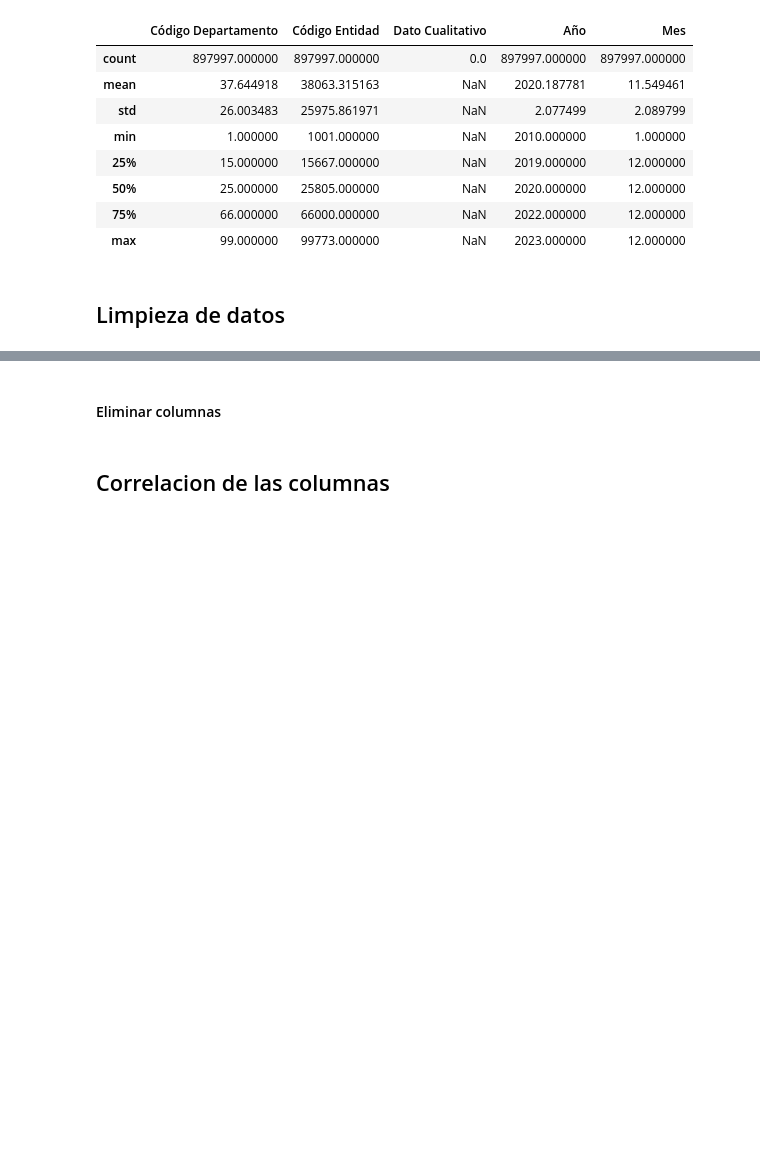
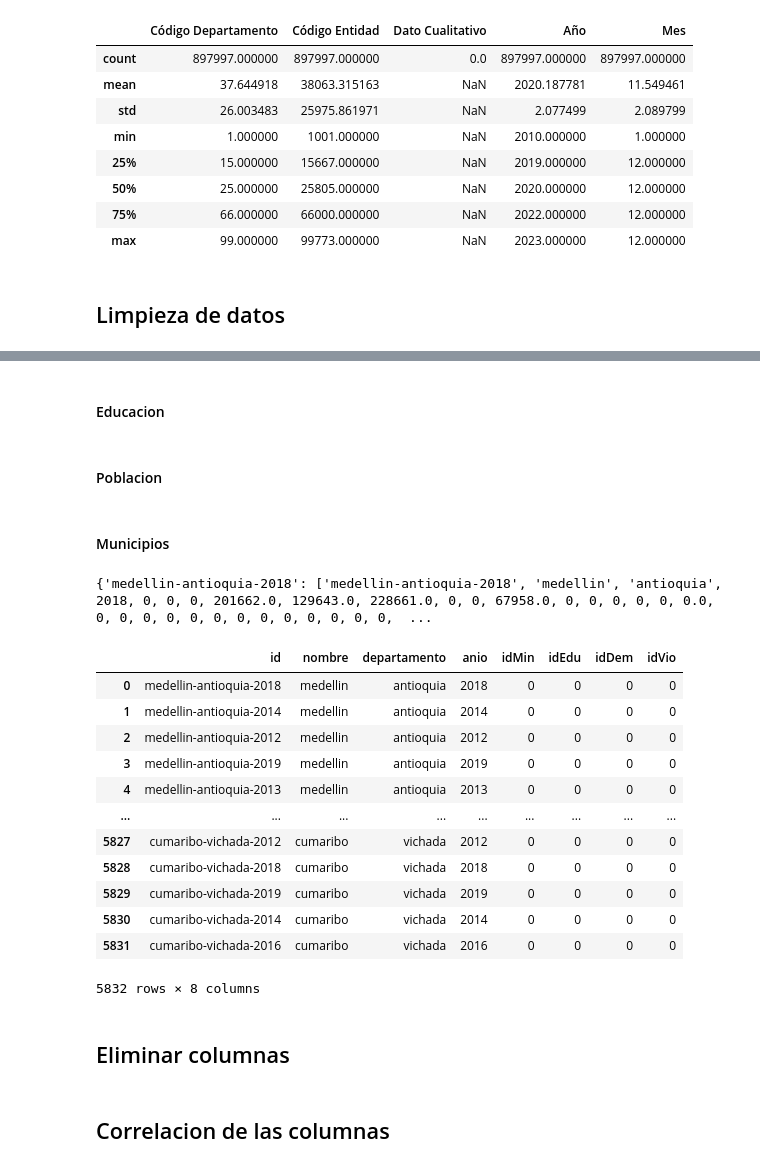
Before and after one commit to BI-G15/Proyecto2, a Jupyter notebook: Proyecto2.ipynb, the cells around one changed output, grey strips where cells are left out. Cells and saved outputs as stored; diff of their text form; code cells hidden in the pictures; blank space fills up the shorter version.

Commit message:
volver dataframes p1

```diff
--- a/Proyecto2.ipynb
+++ b/Proyecto2.ipynb
@@ -981,0 +1046,19 @@ print(columns)
+# %%
+count = 1
+length = len(columns_min)
+print(len(columns_min))
+for id in valores_mineria.keys():
+    idMin  ="min"+str(count)
+    cantidad = 0
+    length = len(valores_mineria[id])
+    for i in range(4,length-3):
+      if valores_mineria[id][i] > cantidad:
+        cantidad = valores_mineria[id][i]
+        recurso_pos = i
+    recurso = columns_min[recurso_pos]
+    row = [idMin, recurso, cantidad, unidades[recurso]]
+    dfinal_mineria.loc[len(dfinal_mineria)] = row
+    mine_mun[id] = idMin
+    count += 1
+
+dfinal_mineria
@@ -981,0 +1080,2 @@ print(columns)
+# %% [markdown]
+#### Educacion
@@ -982,3 +1088,13 @@ print(columns)
+# %%
+count = 1
+length = len(columns_min)
+print(len(columns_min))
+for id in valores_mineria.keys():
+    idMin  ="min"+str(count)
+    row = [idMin, recurso, cantidad, unidades[recurso]]
+    dfinal_mineria.loc[len(dfinal_mineria)] = row
+# %% [markdown]
+#### Poblacion
 # %%
 columns=['id','municipio', 'departamento', 'año'] #Este va a tener [id, municipio, departamento, columnasMineria, columnasSalud, columnasConflicto]
 columns_pos = {'id':0,'municipio':1, 'departamento':2, 'año':3}
@@ -1016,3 +1132,33 @@ for i, row in df_pobacion_clean.iterrows():
             valores_poblacion[llave][pos] = valor_viejo + float(valor_num.replace(",","."))
 
 print(valores_poblacion)
+# %% [markdown]
+#### Municipios
+# %%
+columns=['id','nombre', 'departamento','anio', 'idMin', 'idEdu', 'idDem', 'idVio']
+columns_pos = {'id':0,'nombre':1, 'departamento':2, 'anio':3, 'idMin':4, 'idEdu':5, 'idDem':6, 'idVio':4}
+# %%
+dfinal_municipios = pd.DataFrame(columns=columns)
+# %%
+for id in valores_mineria.keys():
+    row = valores_mineria[id][:4]
+    row.append(mine_mun[id])
+    row.append(mine_edu[id])
+    dfinal_municipios.loc[len(dfinal_municipios)] = row
+
+dfinal_municipios
+# %% [output]
+{'medellin-antioquia-2018': ['medellin-antioquia-2018', 'medellin', 'antioquia', 2018, 0, 0, 0, 201662.0, 129643.0, 228661.0, 0, 0, 67958.0, 0, 0, 0, 0, 0, 0.0, 0, 0, 0, 0, 0, 0, 0, 0, 0, 0, 0, 0, 0,  ...
+|  | id | nombre | departamento | anio | idMin | idEdu | idDem | idVio |
+| 0 | medellin-antioquia-2018 | medellin | antioquia | 2018 | 0 | 0 | 0 | 0 |
+| 1 | medellin-antioquia-2014 | medellin | antioquia | 2014 | 0 | 0 | 0 | 0 |
+| 2 | medellin-antioquia-2012 | medellin | antioquia | 2012 | 0 | 0 | 0 | 0 |
+| 3 | medellin-antioquia-2019 | medellin | antioquia | 2019 | 0 | 0 | 0 | 0 |
+| 4 | medellin-antioquia-2013 | medellin | antioquia | 2013 | 0 | 0 | 0 | 0 |
+| ... | ... | ... | ... | ... | ... | ... | ... | ... |
+| 5827 | cumaribo-vichada-2012 | cumaribo | vichada | 2012 | 0 | 0 | 0 | 0 |
+| 5828 | cumaribo-vichada-2018 | cumaribo | vichada | 2018 | 0 | 0 | 0 | 0 |
+| 5829 | cumaribo-vichada-2019 | cumaribo | vichada | 2019 | 0 | 0 | 0 | 0 |
+| 5830 | cumaribo-vichada-2014 | cumaribo | vichada | 2014 | 0 | 0 | 0 | 0 |
+| 5831 | cumaribo-vichada-2016 | cumaribo | vichada | 2016 | 0 | 0 | 0 | 0 |
+5832 rows × 8 columns
@@ -1019,4 +1186,4 @@ print(valores_poblacion)
 # %% [markdown]
-#### Eliminar columnas
+## Eliminar columnas
 # %% [markdown]
 ## Correlacion de las columnas
```
Also changed, not shown: parts of 27 cells of this notebook.
